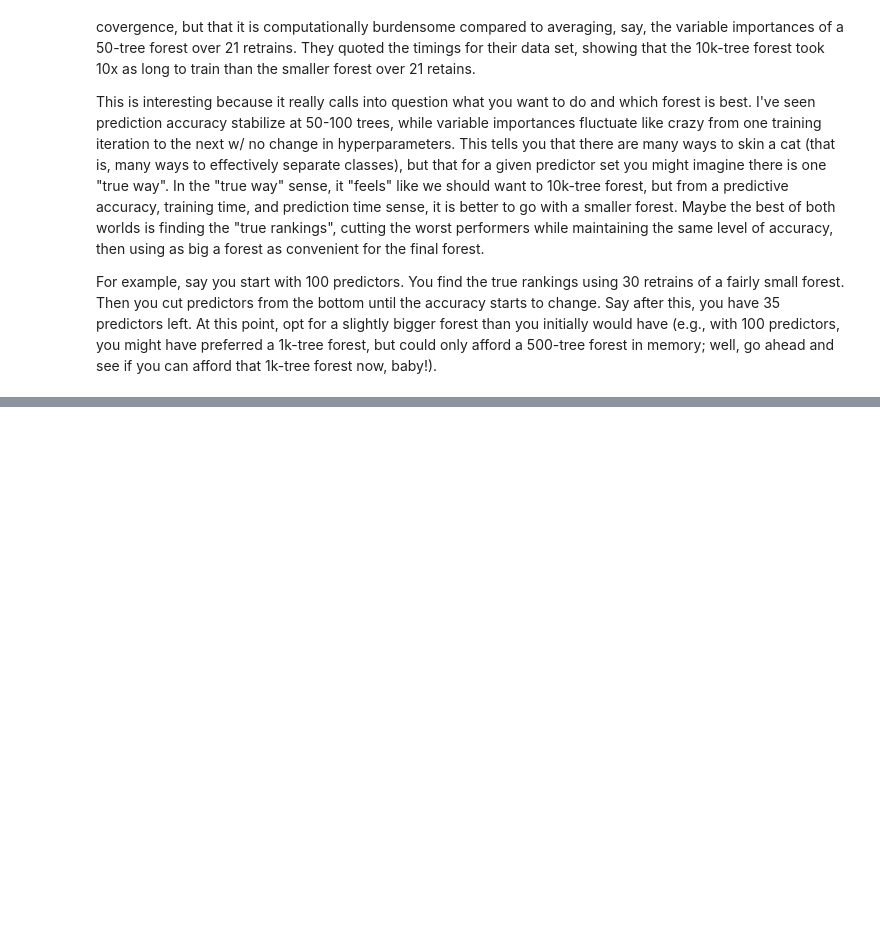
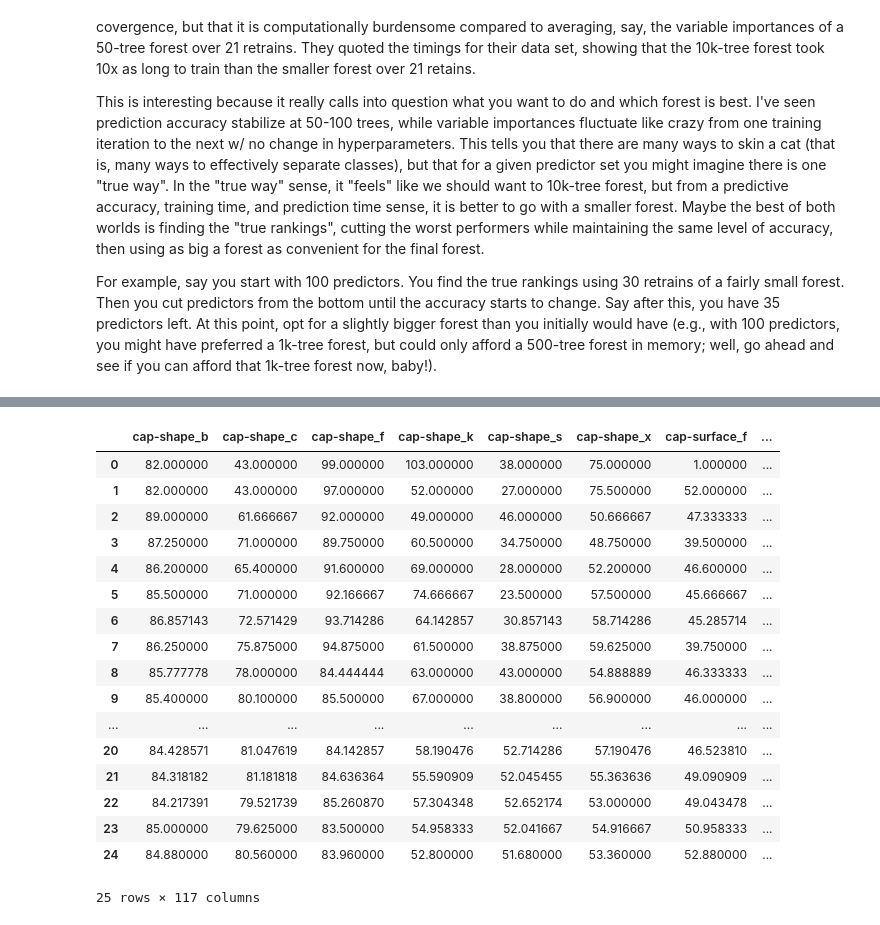
Before and after one commit to krbnite/krbnite.github.io, a Jupyter notebook: _notebooks/2019-09-22-Stabilizing-Variable-Importance-Fluctuations-in-a-Random-Forest.ipynb, the cells around one changed output, grey strips where cells are left out. Cells and saved outputs as stored; diff of their text form; code cells hidden in the pictures; blank space fills up the shorter version.

```diff
--- a/_notebooks/2019-09-22-Stabilizing-Variable-Importance-Fluctuations-in-a-Random-Forest.ipynb
+++ b/_notebooks/2019-09-22-Stabilizing-Variable-Importance-Fluctuations-in-a-Random-Forest.ipynb
@@ -129,0 +211,21 @@ if you can afford that 1k-tree forest now, baby!).
+# %%
+rf200_avg
+# %% [output]
+|  | cap-shape_b | cap-shape_c | cap-shape_f | cap-shape_k | cap-shape_s | cap-shape_x | cap-surface_f | ... |
+| 0 | 82.000000 | 43.000000 | 99.000000 | 103.000000 | 38.000000 | 75.000000 | 1.000000 | ... |
+| 1 | 82.000000 | 43.000000 | 97.000000 | 52.000000 | 27.000000 | 75.500000 | 52.000000 | ... |
+| 2 | 89.000000 | 61.666667 | 92.000000 | 49.000000 | 46.000000 | 50.666667 | 47.333333 | ... |
+| 3 | 87.250000 | 71.000000 | 89.750000 | 60.500000 | 34.750000 | 48.750000 | 39.500000 | ... |
+| 4 | 86.200000 | 65.400000 | 91.600000 | 69.000000 | 28.000000 | 52.200000 | 46.600000 | ... |
+| 5 | 85.500000 | 71.000000 | 92.166667 | 74.666667 | 23.500000 | 57.500000 | 45.666667 | ... |
+| 6 | 86.857143 | 72.571429 | 93.714286 | 64.142857 | 30.857143 | 58.714286 | 45.285714 | ... |
+| 7 | 86.250000 | 75.875000 | 94.875000 | 61.500000 | 38.875000 | 59.625000 | 39.750000 | ... |
+| 8 | 85.777778 | 78.000000 | 84.444444 | 63.000000 | 43.000000 | 54.888889 | 46.333333 | ... |
+| 9 | 85.400000 | 80.100000 | 85.500000 | 67.000000 | 38.800000 | 56.900000 | 46.000000 | ... |
+| ... | ... | ... | ... | ... | ... | ... | ... | ... |
+| 20 | 84.428571 | 81.047619 | 84.142857 | 58.190476 | 52.714286 | 57.190476 | 46.523810 | ... |
+| 21 | 84.318182 | 81.181818 | 84.636364 | 55.590909 | 52.045455 | 55.363636 | 49.090909 | ... |
+| 22 | 84.217391 | 79.521739 | 85.260870 | 57.304348 | 52.652174 | 53.000000 | 49.043478 | ... |
+| 23 | 85.000000 | 79.625000 | 83.500000 | 54.958333 | 52.041667 | 54.916667 | 50.958333 | ... |
+| 24 | 84.880000 | 80.560000 | 83.960000 | 52.800000 | 51.680000 | 53.360000 | 52.880000 | ... |
+25 rows × 117 columns
```
Also changed, not shown: parts of 13 cells of this notebook.
